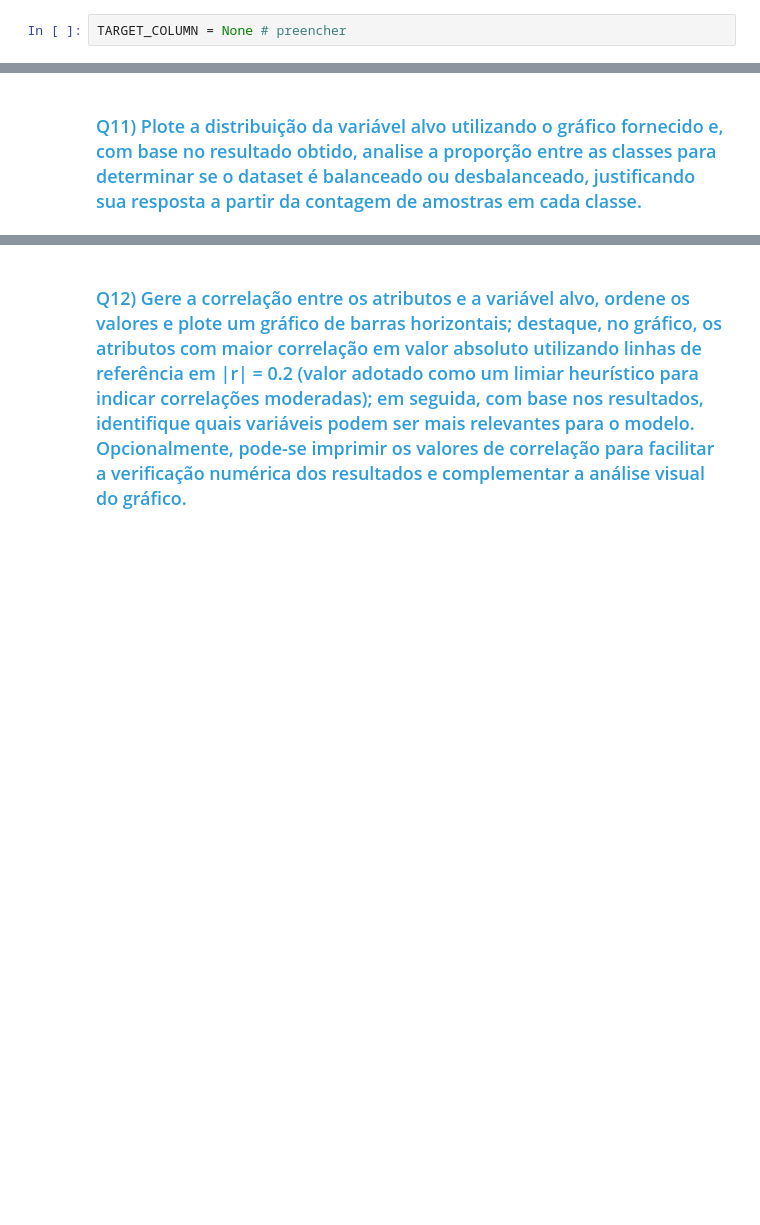
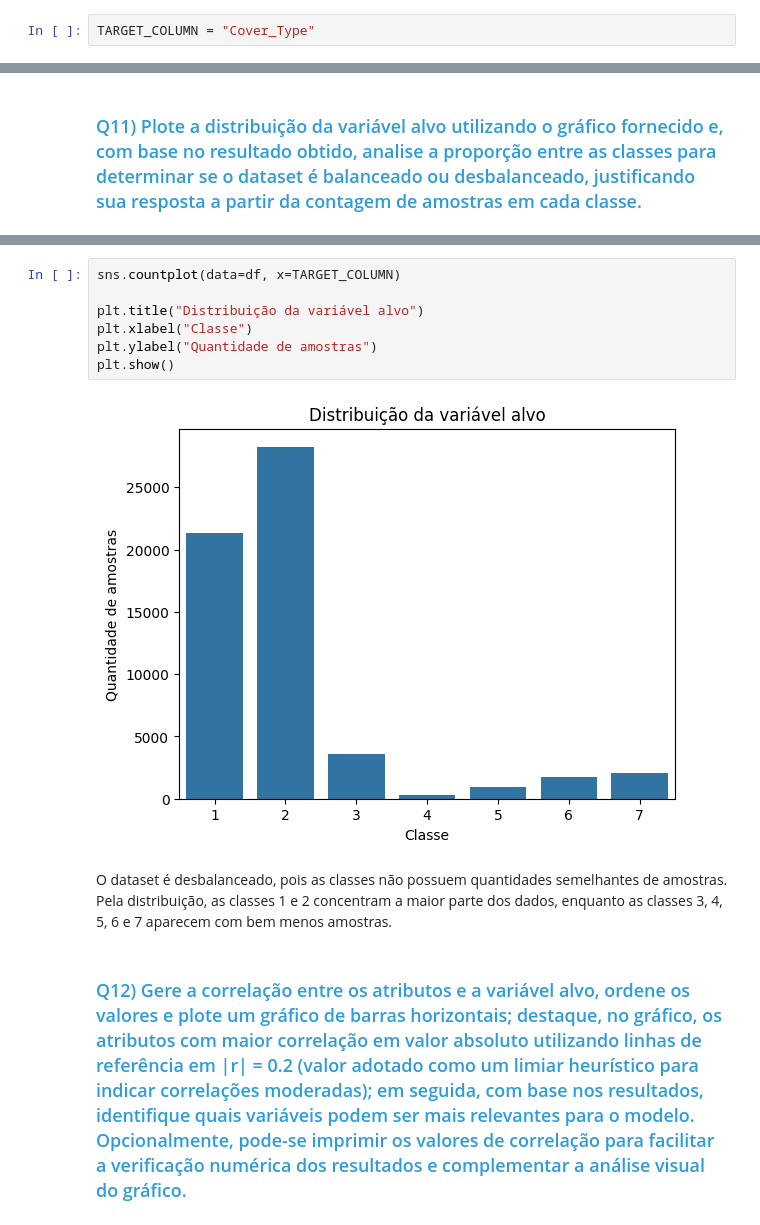
Before and after one commit to RennowT/C318, a Jupyter notebook: C318_2026_1_Atividade_05_1954.ipynb, the cells around one changed output, grey strips where cells are left out. Saved outputs shown, nothing was run; the diff lists cells and outputs as text; blank space fills up the shorter version.

```diff
--- a/C318_2026_1_Atividade_05_1954.ipynb
+++ b/C318_2026_1_Atividade_05_1954.ipynb
@@ -394,2 +466,2 @@ df = pd.concat([ds.data.features, ds.data.targets], axis='columns').sample(frac=
 # %%
-TARGET_COLUMN = None # preencher
+TARGET_COLUMN = "Cover_Type"
@@ -398,2 +490,13 @@ TARGET_COLUMN = None # preencher
+# %%
+sns.countplot(data=df, x=TARGET_COLUMN)
+
+plt.title("Distribuição da variável alvo")
+plt.xlabel("Classe")
+plt.ylabel("Quantidade de amostras")
+plt.show()
+# %% [output]
+[figure, added]
+# %% [markdown]
+O dataset é desbalanceado, pois as classes não possuem quantidades semelhantes de amostras. Pela distribuição, as classes 1 e 2 concentram a maior parte dos dados, enquanto as classes 3, 4, 5, 6 e 7 aparecem com bem menos amostras.
 # %% [markdown]
 ### <font color='#2D9CDB'>Q12) Gere a correlação entre os atributos e a variável alvo, ordene os valores e plote um gráfico de barras horizontais; destaque, no gráfico, os atributos com maior correlação em valor absoluto utilizando linhas de referência em |r| = 0.2 (valor adotado como um limiar heurístico para indicar correlações moderadas); em seguida, com base nos resultados, identifique quais variáveis podem ser mais relevantes para o modelo. Opcionalmente, pode-se imprimir os valores de correlação para facilitar a verificação numérica dos resultados e complementar a análise visual do gráfico.</font>
```
Also changed, not shown: parts of 25 cells of this notebook.
